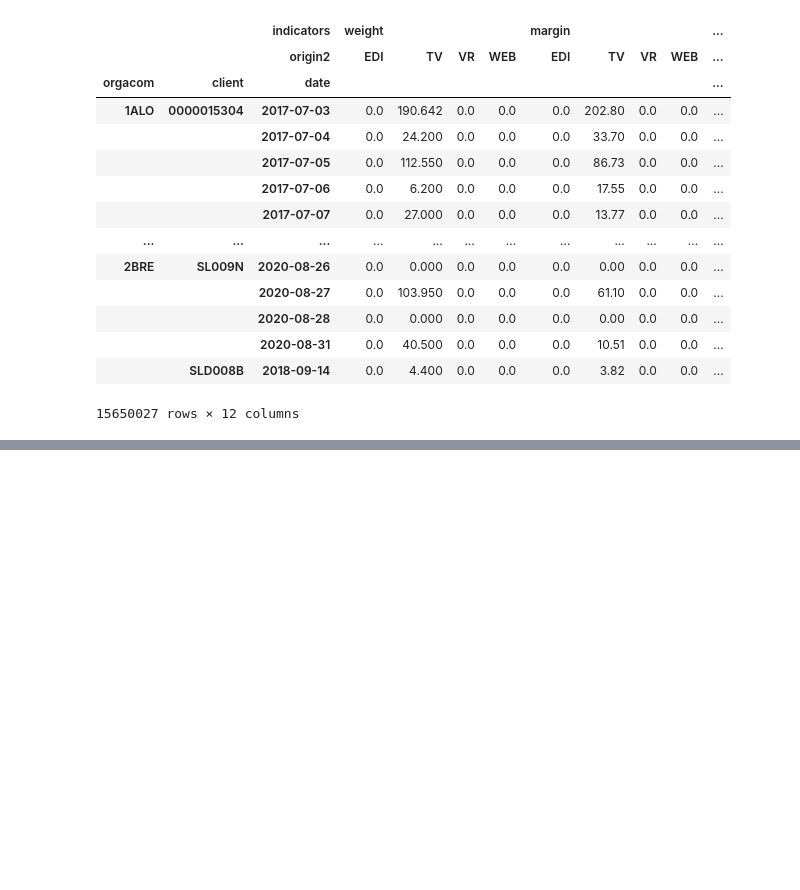
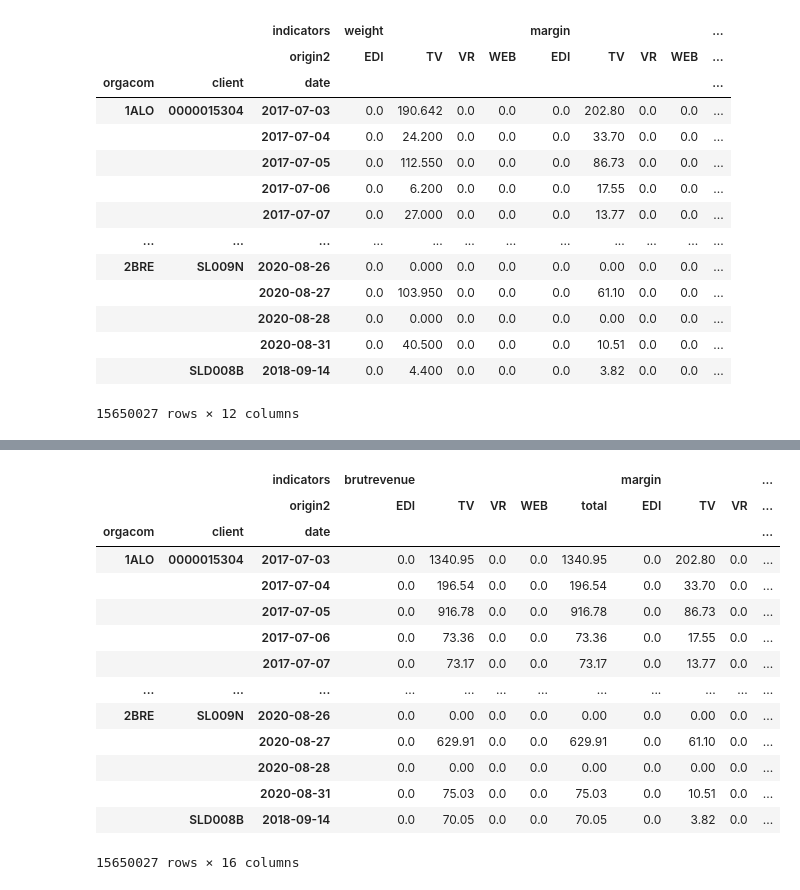
Before and after one commit to UltraDiuve/WebOrNot, a Jupyter notebook: notebooks/part2.ipynb, the cells around one changed output, grey strips where cells are left out. Cells and saved outputs as stored; diff of their text form; code cells hidden in the pictures; blank space fills up the shorter version.

```diff
--- a/notebooks/part2.ipynb
+++ b/notebooks/part2.ipynb
@@ -49,7 +50,9 @@ oc, clt = '1ALO', '0000170669'
 # %%
+%%time
+# total time around 2:30 mins
 reload(utils)
 test = utils.day_orders_pipe(
-    data=day_orders.loc[oc, clt, :],
+    data=day_orders,
     inactive_duration=20.,
     indicator_status='brutrevenue',
     origin='WEB',
@@ -63,3 +66,4 @@ test = utils.day_orders_pipe(
     )
 )
 test
+# %% [output]
@@ -65,0 +80,15 @@ test
+|  |  | indicators | brutrevenue |  |  |  |  | margin |  |  | ... |
+|  |  | origin2 | EDI | TV | VR | WEB | total | EDI | TV | VR | ... |
+| orgacom | client | date |  |  |  |  |  |  |  |  | ... |
+| 1ALO | 0000015304 | 2017-07-03 | 0.0 | 1340.95 | 0.0 | 0.0 | 1340.95 | 0.0 | 202.80 | 0.0 | ... |
+|  |  | 2017-07-04 | 0.0 | 196.54 | 0.0 | 0.0 | 196.54 | 0.0 | 33.70 | 0.0 | ... |
+|  |  | 2017-07-05 | 0.0 | 916.78 | 0.0 | 0.0 | 916.78 | 0.0 | 86.73 | 0.0 | ... |
+|  |  | 2017-07-06 | 0.0 | 73.36 | 0.0 | 0.0 | 73.36 | 0.0 | 17.55 | 0.0 | ... |
+|  |  | 2017-07-07 | 0.0 | 73.17 | 0.0 | 0.0 | 73.17 | 0.0 | 13.77 | 0.0 | ... |
+| ... | ... | ... | ... | ... | ... | ... | ... | ... | ... | ... | ... |
+| 2BRE | SL009N | 2020-08-26 | 0.0 | 0.00 | 0.0 | 0.0 | 0.00 | 0.0 | 0.00 | 0.0 | ... |
+|  |  | 2020-08-27 | 0.0 | 629.91 | 0.0 | 0.0 | 629.91 | 0.0 | 61.10 | 0.0 | ... |
+|  |  | 2020-08-28 | 0.0 | 0.00 | 0.0 | 0.0 | 0.00 | 0.0 | 0.00 | 0.0 | ... |
+|  |  | 2020-08-31 | 0.0 | 75.03 | 0.0 | 0.0 | 75.03 | 0.0 | 10.51 | 0.0 | ... |
+|  | SLD008B | 2018-09-14 | 0.0 | 70.05 | 0.0 | 0.0 | 70.05 | 0.0 | 3.82 | 0.0 | ... |
+15650027 rows × 16 columns
```
Also changed, not shown: parts of 64 cells of this notebook, 1 other file.
